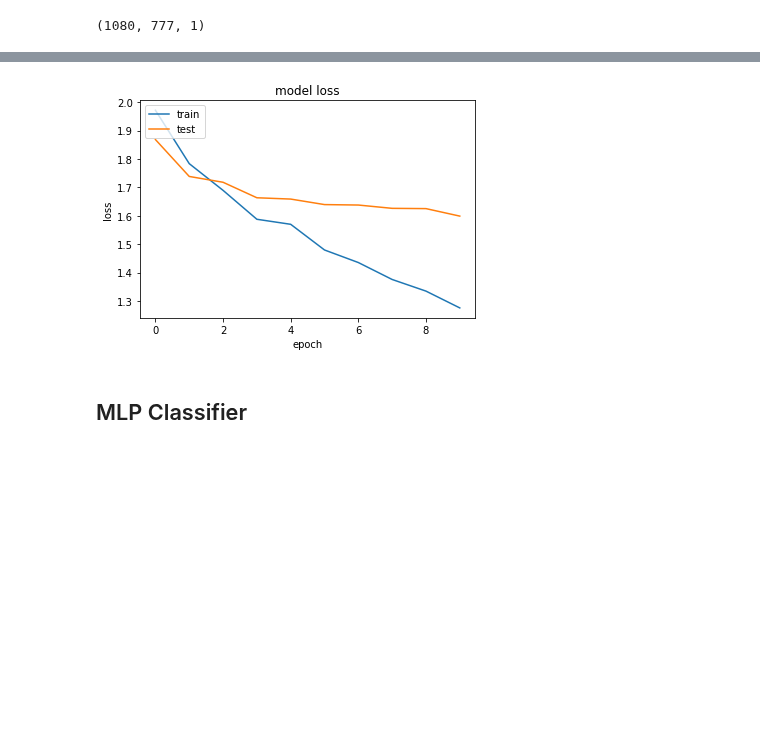
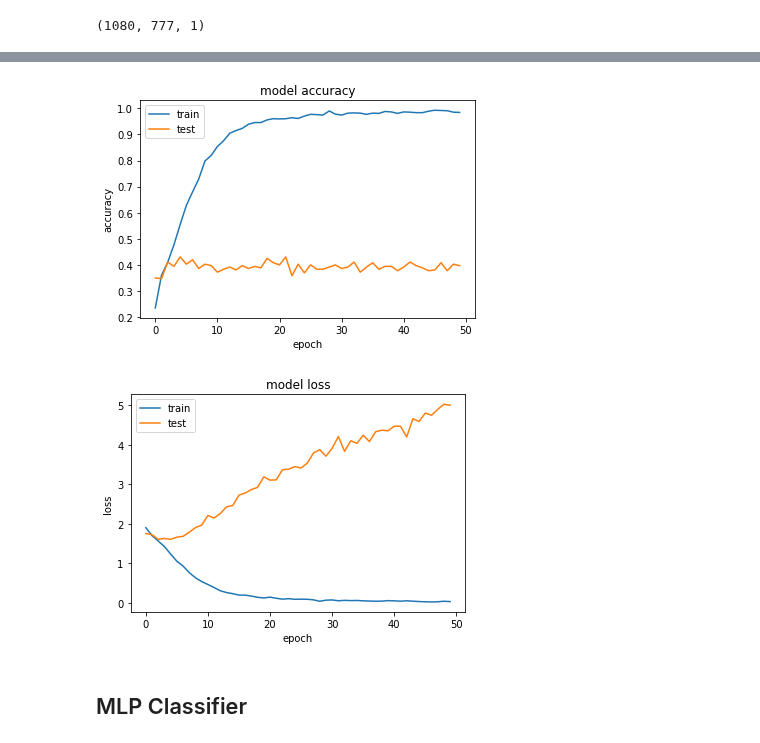
Before and after one commit to mkosaka1/Speech_Emotion_Recognition, a Jupyter notebook: eda_preprocessing.ipynb, the cells around one changed output, grey strips where cells are left out. Cells and saved outputs as stored; diff of their text form; code cells hidden in the pictures; blank space fills up the shorter version.

Commit message:
optimizing cnn model

```diff
--- a/eda_preprocessing.ipynb
+++ b/eda_preprocessing.ipynb
@@ -243,8 +243,24 @@ female = librosa.feature.mfcc(y=X, sr=sample_rate, n_mfcc=13)
 female = np.mean(librosa.feature.mfcc(y=X, sr=sample_rate, n_mfcc=13), axis=0)
 print(len(female))
 
+# Male sad
+pathh = audio + 'Actor_09/03-01-04-02-02-02-09.wav'
+X, sample_rate = librosa.load(pathh, res_type='kaiser_fast',duration=2.5,sr=22050*2,offset=0.5)
+male1 = librosa.feature.mfcc(y=X, sr=sample_rate, n_mfcc=13)
+male1 = np.mean(librosa.feature.mfcc(y=X, sr=sample_rate, n_mfcc=13), axis=0)
+print(len(male1))
+
+# Female sad
+path= audio + 'Actor_08/03-01-04-02-02-02-08.wav'
+X, sample_rate = librosa.load(path,duration=2.5,sr=22050*2,offset=0.5)
+female1 = librosa.feature.mfcc(y=X, sr=sample_rate, n_mfcc=13)
+female1 = np.mean(librosa.feature.mfcc(y=X, sr=sample_rate, n_mfcc=13), axis=0)
+print(len(female1))
+
 plt.figure(figsize=(20, 15))
 plt.subplot(3,1,1)
 plt.plot(female, label='Female Surprised')
 plt.plot(male, label='Male Surprised')
+plt.plot(female1, label='Female Sad')
+plt.plot(male1, label='Male Sad')
 plt.legend()
@@ -521,13 +552,17 @@ model.add(Conv1D(32, kernel_size=(3), activation='relu', input_shape=(X_train.sh
 model.add(Conv1D(64, kernel_size=(3), activation='relu'))
 model.add(MaxPooling1D(pool_size=(2)))
 model.add(Dropout(0.25))
-model.add(Conv1D(64, kernel_size=(3), activation='relu'))
+# model.add(Conv1D(64, kernel_size=(3), activation='relu'))
+# model.add(MaxPooling1D(pool_size=(2)))
+model.add(Dropout(0.25))
 model.add(Flatten())
 model.add(Dense(128, activation='relu'))
 model.add(Dropout(0.5))
 model.add(Dense(8, activation='softmax'))
 model.summary()
 opt = keras.optimizers.Adam(lr=0.0001)
+
+
 
 
 # New model
@@ -574,8 +609,8 @@ Trainable params: 3,165,576
 Non-trainable params: 0
 _________________________________________________________________
 # %%
-batch_size=32
-epochs=10
+batch_size=1
+epochs=50
 # %%
 # categorical crossentropy since output variable has more than 2 label classes
 model.compile(loss='categorical_crossentropy', optimizer=opt,metrics=['accuracy'])
@@ -612,13 +644,22 @@ Accuracy of the model is -  43.88888776302338 %
 # %%
+plt.plot(model_history.history['accuracy'])
+plt.plot(model_history.history['val_accuracy'])
+plt.title('model accuracy')
+plt.ylabel('accuracy')
+plt.xlabel('epoch')
+plt.legend(['train', 'test'], loc='upper left')
+plt.show()
+# summarize history for loss
 plt.plot(model_history.history['loss'])
 plt.plot(model_history.history['val_loss'])
 plt.title('model loss')
 plt.ylabel('loss')
 plt.xlabel('epoch')
 plt.legend(['train', 'test'], loc='upper left')
 plt.show()
 # %% [output]
-[figure, old version]
+[figure, new version]
+[figure, added]
 # %%
 #100 epoch
 # accuracy: .8620, 38.88
```
Also changed, not shown: parts of 9 cells of this notebook.
